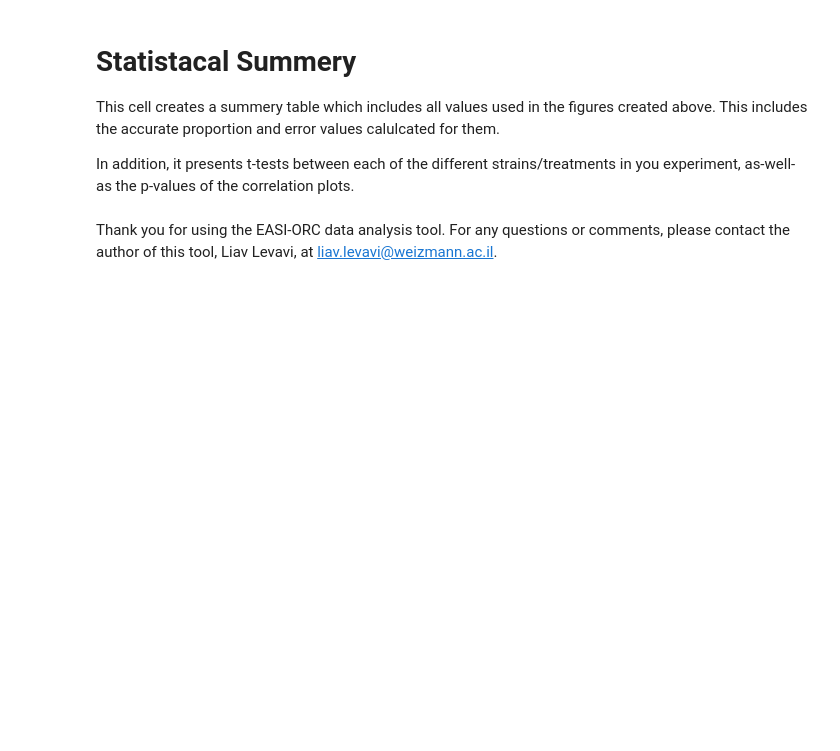
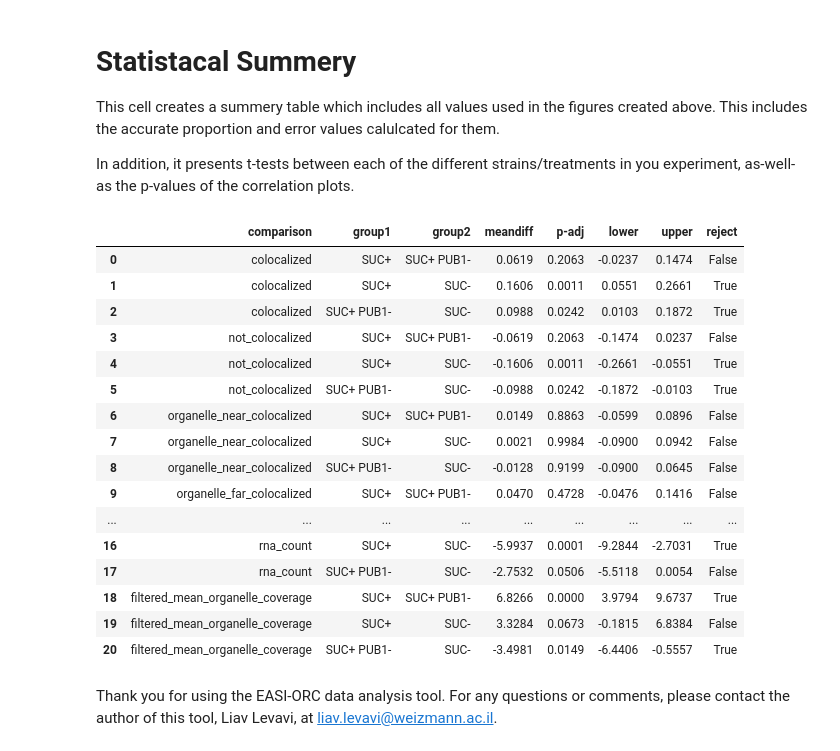
Before and after one commit to GerstLab/EASI-ORC.github.io, a Jupyter notebook: local statistical analysis/Graphics_for_FISH_colocalization_analysis_V9.ipynb, the cells around one changed output. Saved outputs shown, nothing was run; the diff lists cells and outputs as text; code cells hidden in the pictures; blank space fills up the shorter version.

```diff
--- a/local statistical analysis/Graphics_for_FISH_colocalization_analysis_V9.ipynb
+++ b/local statistical analysis/Graphics_for_FISH_colocalization_analysis_V9.ipynb
@@ -499,0 +513,26 @@ easiorc.show_interactive(plot_function)
+# %%
+final_cells_df['synthetic_localization_by_organelle_coverage'] = final_cells_df.apply(easiorc.generate_synthetic_population, row_name='filtered_mean_organelle_coverage', reps=1000, axis=1)
+
+fig_name = 'localization vs. synthetic population' #@param {type:"string"}
+main_title_label = 'Localization vs. synthetic population localization\n(based on organelle coverage)' #@param {type:"string"}
+x_axis_label = 'Colocalization proportion' #@param {type:"string"}
+y_axis_label = 'Density'#@param {type:"string"}
+
+
+def plot_function(main_title=22, axis_labels=16, axis_ticks=16, legend=16, file_type='png', DPI=1000, plot_style='seaborn-v0_8-colorblind'):
+    plt.style.use(plot_style)
+    plt.figure(figsize=(8, len(list(final_cells_df['treatment'].unique())*3)))
+
+    for sample in final_cells_df['treatment'].unique():
+        plt.subplot(len(final_cells_df['treatment'].unique()), 1, list(final_cells_df['treatment'].unique()).index(sample)+1).set_title(sample, fontsize=main_title, y = 1.1)
+        sns.kdeplot(data=final_cells_df[final_cells_df['treatment']==sample], x='colocalized', fill=True, linewidth=.5)
+        sns.kdeplot(data=final_cells_df[final_cells_df['treatment']==sample], x='synthetic_localization_by_organelle_coverage', fill=True, linewidth=.5)
+        plt.xticks(np.arange(0, 1.25, .25), fontsize=axis_ticks)
+
+        easiorc.plot_assist(axis_ticks, axis_labels, legend, main_title, x_axis_label, y_axis_label, main_title_label)
+        plt.legend(['Experiment', 'Synthetic'], loc='center left', bbox_to_anchor=(1, 0.5), fontsize=legend)
+
+    plt.tight_layout()
+    easiorc.global_assist( DPI=DPI, fig_name=fig_name, file_type=file_type, filter=False, intensity_threshold=intensity_threshold, coverage_threshold=coverage_threshold, rna_num_threshold=rna_num_threshold, path=path)
+
+easiorc.show_interactive(plot_function)
@@ -545,6 +586,9 @@ for idx, treatment in enumerate(filtered_cells_df['treatment'].unique()):
     stats_df.loc[idx, 'Correlation pvalue mean organelle coverages vs organelle localizations'] =  scipy.stats.pearsonr(final_cells_df_copy[final_cells_df_copy['treatment']==treatment]['filtered_mean_organelle_coverage'], final_cells_df_copy[final_cells_df_copy['treatment']==treatment]['colocalized'])[1]
     stats_df.loc[idx, 'Pearson correlation mean mRNA signals vs organelle localizations'] = scipy.stats.pearsonr(final_cells_df_copy[final_cells_df_copy['treatment']==treatment]['rna_count'], final_cells_df_copy[final_cells_df_copy['treatment']==treatment]['colocalized'])[0]
     stats_df.loc[idx, 'Correlation pvalue mean mRNA signals vs organelle localizations'] =  scipy.stats.pearsonr(final_cells_df_copy[final_cells_df_copy['treatment']==treatment]['rna_count'], final_cells_df_copy[final_cells_df_copy['treatment']==treatment]['colocalized'])[1]
+    stats_df.loc[idx, 'Dependent ttest colocalized vs synthetic localization statistic'] = scipy.stats.ttest_rel(final_cells_df_copy[final_cells_df_copy['treatment']==treatment]['colocalized'], final_cells_df_copy[final_cells_df_copy['treatment']==treatment]['synthetic_localization_by_organelle_coverage'])[0]
+    stats_df.loc[idx, 'Dependent ttest colocalized vs synthetic localization pvalue'] = scipy.stats.ttest_rel(final_cells_df_copy[final_cells_df_copy['treatment']==treatment]['colocalized'], final_cells_df_copy[final_cells_df_copy['treatment']==treatment]['synthetic_localization_by_organelle_coverage'])[1]
+
 
 os.makedirs(os.path.join(path, 'Tables'), exist_ok=True)
 if len(final_cells_df_copy['treatment'].unique()) > 1:
@@ -570,5 +614,25 @@ if len(final_cells_df_copy['treatment'].unique()) > 1:
 final_cells_df_copy.to_csv(os.path.join(path, 'Tables', 'filtered_cells_df.csv'), index=False, header=True)
 rna_df_copy.to_csv(os.path.join(path, 'Tables', 'unfiltered_rna_df.csv'), header=True)
 filtered_rna_df_copy.to_csv(os.path.join(path, 'Tables', 'filtered_rna_df.csv'), header=True)
+# %%
+tukey_df
+# %% [output]
+|  | comparison | group1 | group2 | meandiff | p-adj | lower | upper | reject |
+| 0 | colocalized | SUC+ | SUC+ PUB1- | 0.0619 | 0.2063 | -0.0237 | 0.1474 | False |
+| 1 | colocalized | SUC+ | SUC- | 0.1606 | 0.0011 | 0.0551 | 0.2661 | True |
+| 2 | colocalized | SUC+ PUB1- | SUC- | 0.0988 | 0.0242 | 0.0103 | 0.1872 | True |
+| 3 | not_colocalized | SUC+ | SUC+ PUB1- | -0.0619 | 0.2063 | -0.1474 | 0.0237 | False |
+| 4 | not_colocalized | SUC+ | SUC- | -0.1606 | 0.0011 | -0.2661 | -0.0551 | True |
+| 5 | not_colocalized | SUC+ PUB1- | SUC- | -0.0988 | 0.0242 | -0.1872 | -0.0103 | True |
+| 6 | organelle_near_colocalized | SUC+ | SUC+ PUB1- | 0.0149 | 0.8863 | -0.0599 | 0.0896 | False |
+| 7 | organelle_near_colocalized | SUC+ | SUC- | 0.0021 | 0.9984 | -0.0900 | 0.0942 | False |
+| 8 | organelle_near_colocalized | SUC+ PUB1- | SUC- | -0.0128 | 0.9199 | -0.0900 | 0.0645 | False |
+| 9 | organelle_far_colocalized | SUC+ | SUC+ PUB1- | 0.0470 | 0.4728 | -0.0476 | 0.1416 | False |
+| ... | ... | ... | ... | ... | ... | ... | ... | ... |
+| 16 | rna_count | SUC+ | SUC- | -5.9937 | 0.0001 | -9.2844 | -2.7031 | True |
+| 17 | rna_count | SUC+ PUB1- | SUC- | -2.7532 | 0.0506 | -5.5118 | 0.0054 | False |
+| 18 | filtered_mean_organelle_coverage | SUC+ | SUC+ PUB1- | 6.8266 | 0.0000 | 3.9794 | 9.6737 | True |
+| 19 | filtered_mean_organelle_coverage | SUC+ | SUC- | 3.3284 | 0.0673 | -0.1815 | 6.8384 | False |
+| 20 | filtered_mean_organelle_coverage | SUC+ PUB1- | SUC- | -3.4981 | 0.0149 | -6.4406 | -0.5557 | True |
 # %% [markdown]
 Thank you for using the EASI-ORC data analysis tool. For any questions or comments, please contact the author of this tool, Liav Levavi, at liav.levavi@weizmann.ac.il.
```
Also changed, not shown: parts of 11 cells of this notebook, 2 other files.
